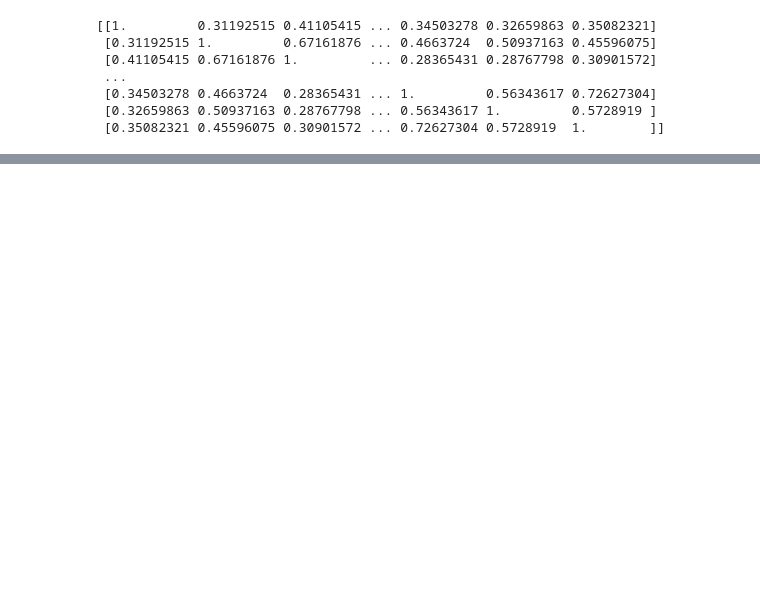
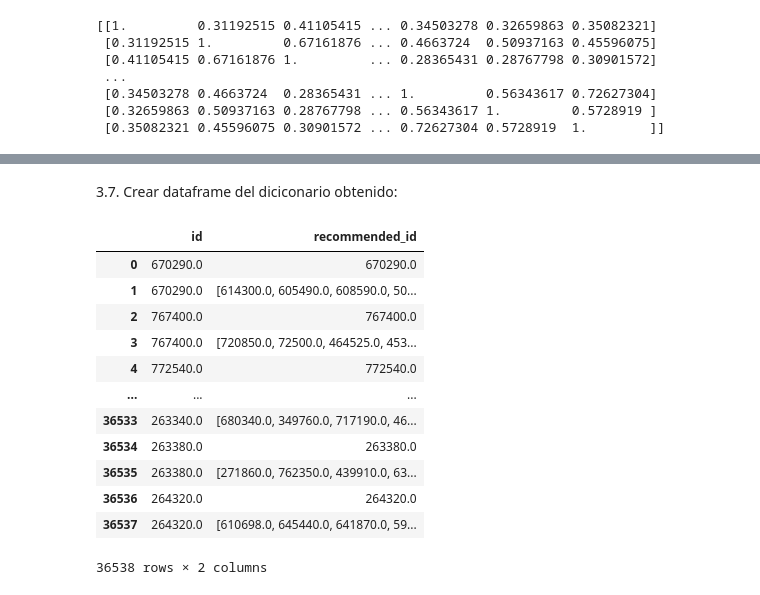
Before and after one commit to LDavidRojasD/MLOps_SteamGames_Proy1, a Jupyter notebook: 5. Modelo_Recomendación.ipynb, the cells around one changed output, grey strips where cells are left out. Saved outputs shown, nothing was run; the diff lists cells and outputs as text; code cells hidden in the pictures; blank space fills up the shorter version.

```diff
--- a/5. Modelo_Recomendación.ipynb
+++ b/5. Modelo_Recomendación.ipynb
@@ -185,21 +203,20 @@ print(cosine_sim)
 # %%
-import numpy as np
+
+def similitud (id):
 
 # Elegir un ítem específico (cambiar 'selected_item_id' por el ID deseado)
-selected_item_id = 	670290
+    selected_item_id = 	id
 
 # Obtener la fila correspondiente al ítem seleccionado
-selected_item_index = Model_Data[Model_Data['id'] == selected_item_id].index[0]
+    selected_item_index = Model_Data[Model_Data['id'] == selected_item_id].index[0]
 
 # Calcular la similitud de coseno entre el ítem seleccionado y todos los demás ítems
-cosine_similarities = cosine_sim[selected_item_index]
+    cosine_similarities = cosine_sim[selected_item_index]
 
 # Obtener los índices de los ítems más similares (excluyendo el propio ítem seleccionado)
-similar_items_indices = np.argsort(cosine_similarities)[::-1][1:6]
+    similar_items_indices = np.argsort(cosine_similarities)[::-1][1:6]
 
 # Obtener los IDs de los ítems más similares
-similar_item_ids = Model_Data.loc[similar_items_indices, 'id'].tolist()
+    similar_item_ids = Model_Data.loc[similar_items_indices, 'id'].tolist()
 
-# Imprimir los IDs de los ítems más similares
-print("Top 5 ítems más similares:")
-print(similar_item_ids)
+    return id,similar_item_ids
@@ -208,0 +231,12 @@ Top 5 ítems más similares:
+# %%
+dic_similitud = {}
+
+for i in Model_Data['id']:
+    try:
+        value = similitud(i)
+        if value == i:
+            continue
+        else:
+            dic_similitud[i] = value
+    except Exception as e:
+        print(f"Error para el ID {i}: {str(e)}")
@@ -208,0 +261,31 @@ Top 5 ítems más similares:
+# %% [markdown]
+3.7. Crear dataframe del diciconario obtenido:
+# %%
+# Crear listas para almacenar datos
+ids = []
+recommended_ids = []
+
+# Iterar sobre el diccionario y crear las listas
+for key, values in dic_similitud.items():
+    ids.extend([key] * len(values))
+    recommended_ids.extend(values)
+
+# Crear un DataFrame a partir de las listas
+similitud_df = pd.DataFrame({'id': ids, 'recommended_id': recommended_ids})
+
+# Imprimir el DataFrame resultante
+similitud_df
+# %% [output]
+|  | id | recommended_id |
+| 0 | 670290.0 | 670290.0 |
+| 1 | 670290.0 | [614300.0, 605490.0, 608590.0, 50... |
+| 2 | 767400.0 | 767400.0 |
+| 3 | 767400.0 | [720850.0, 72500.0, 464525.0, 453... |
+| 4 | 772540.0 | 772540.0 |
+| ... | ... | ... |
+| 36533 | 263340.0 | [680340.0, 349760.0, 717190.0, 46... |
+| 36534 | 263380.0 | 263380.0 |
+| 36535 | 263380.0 | [271860.0, 762350.0, 439910.0, 63... |
+| 36536 | 264320.0 | 264320.0 |
+| 36537 | 264320.0 | [610698.0, 645440.0, 641870.0, 59... |
+36538 rows × 2 columns
```
Also changed, not shown: parts of 22 cells of this notebook, 4 other files.
